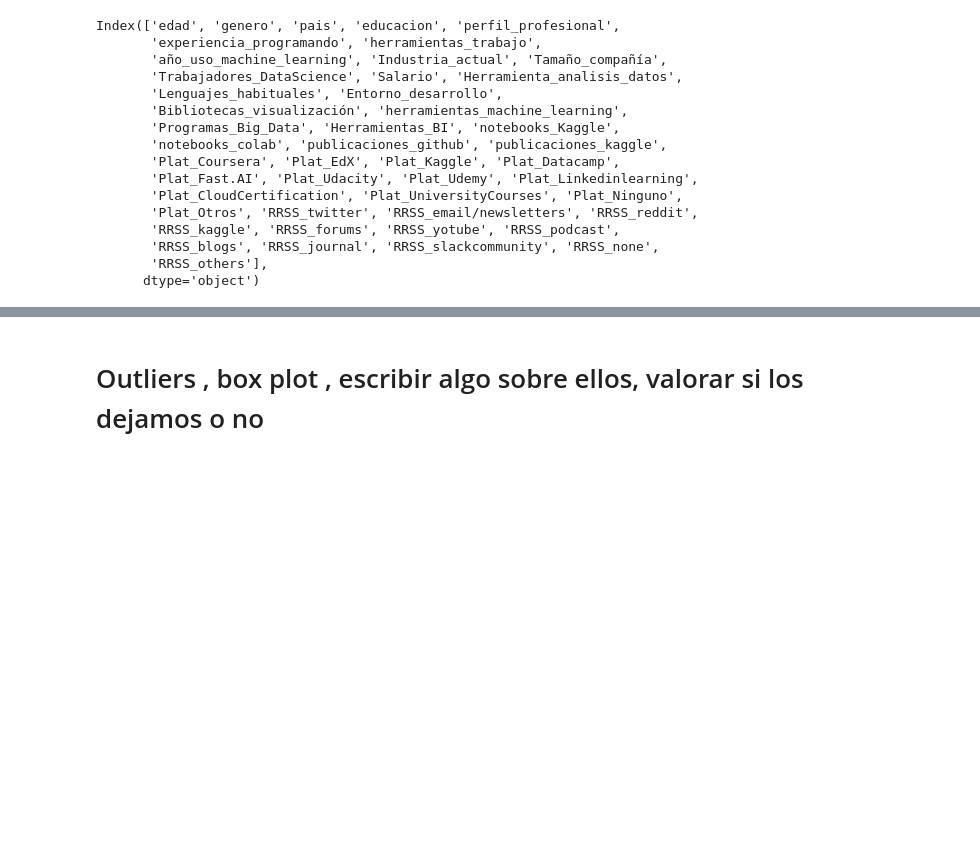
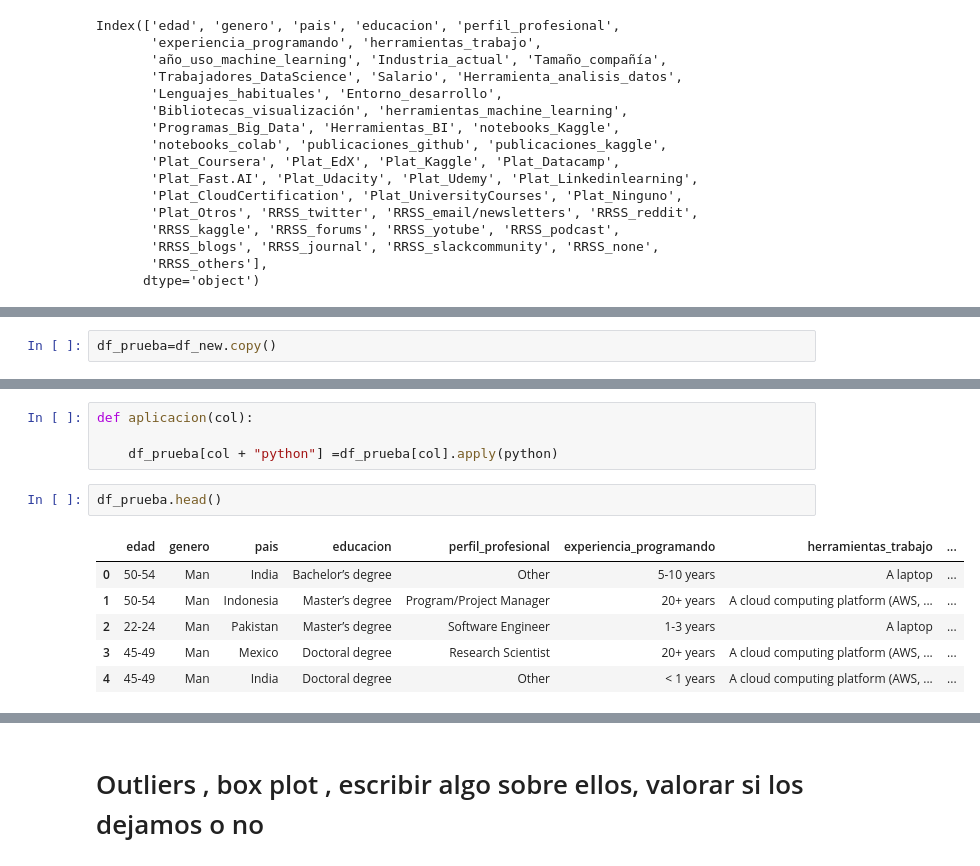
Before and after one commit to Adalab/project-da-promo-A-module-2-team-2, a Jupyter notebook: Proyecto 2- guarrillo.ipynb, the cells around one changed output, grey strips where cells are left out. Saved outputs shown, nothing was run; the diff lists cells and outputs as text; blank space fills up the shorter version.

```diff
--- a/Proyecto 2- guarrillo.ipynb
+++ b/Proyecto 2- guarrillo.ipynb
@@ -417,0 +602,2 @@ def caracteristicas():
+# %%
+df_prueba=df_new.copy()
@@ -417,0 +649,13 @@ def caracteristicas():
+# %%
+def aplicacion(col):
+
+    df_prueba[col + "python"] =df_prueba[col].apply(python)
+# %%
+df_prueba.head()
+# %% [output]
+|  | edad | genero | pais | educacion | perfil_profesional | experiencia_programando | herramientas_trabajo | ... |
+| 0 | 50-54 | Man | India | Bachelor’s degree | Other | 5-10 years | A laptop | ... |
+| 1 | 50-54 | Man | Indonesia | Master’s degree | Program/Project Manager | 20+ years | A cloud computing platform (AWS, ... | ... |
+| 2 | 22-24 | Man | Pakistan | Master’s degree | Software Engineer | 1-3 years | A laptop | ... |
+| 3 | 45-49 | Man | Mexico | Doctoral degree | Research Scientist | 20+ years | A cloud computing platform (AWS, ... | ... |
+| 4 | 45-49 | Man | India | Doctoral degree | Other | < 1 years | A cloud computing platform (AWS, ... | ... |
```
Also changed, not shown: parts of 44 cells of this notebook.
